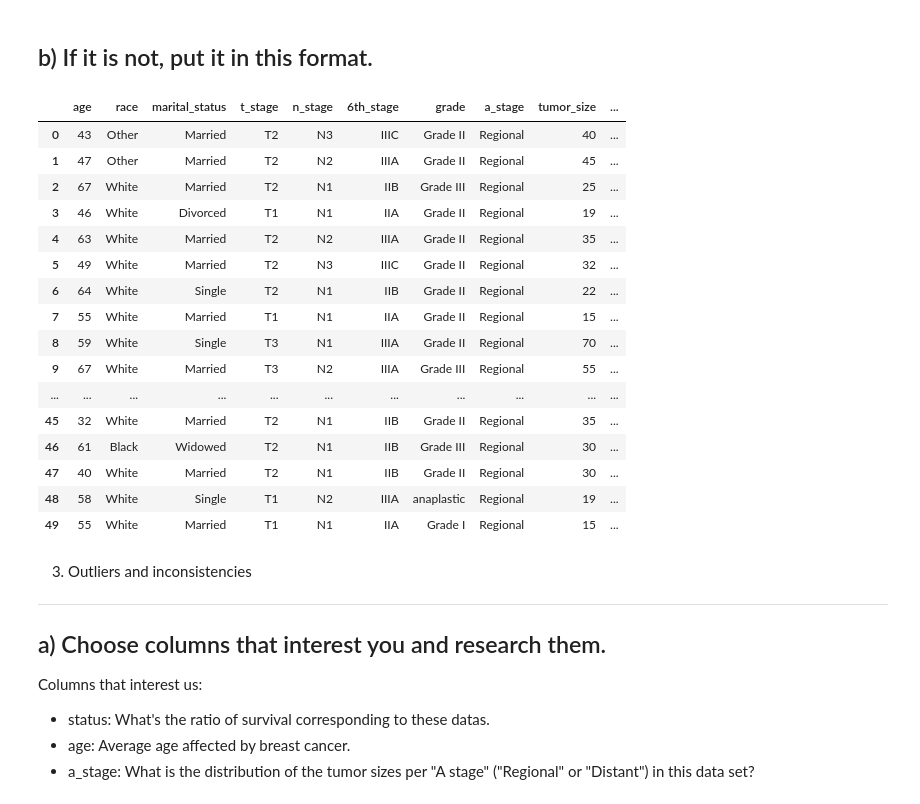
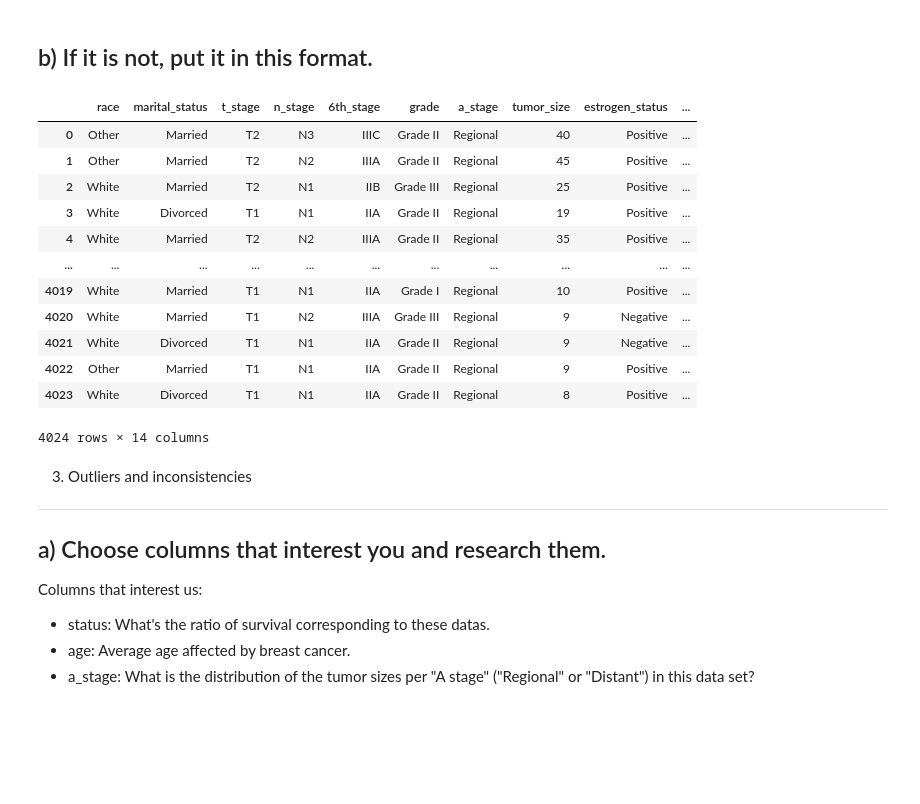
Before and after one commit to AniValle/Pandas_statistics_pt2, a Jupyter notebook: 0-preguntas_basicas.ipynb, the cells around one changed output. Saved outputs shown, nothing was run; the diff lists cells and outputs as text; code cells hidden in the pictures; blank space fills up the shorter version.

```diff
--- a/0-preguntas_basicas.ipynb
+++ b/0-preguntas_basicas.ipynb
@@ -287,47 +285,52 @@ original_data
 # %%
 tidy_data: pd.DataFrame = original_data
 
 # Remove trailing white spaces from the column names and swap the insider white spaces with underscore.
 for col in tidy_data.columns:
     name: str = "_".join(col.strip().split()).lower()
     tidy_data = tidy_data.rename(columns={col:name})
 
 # Remove the Anonymous empty column from the 3th position
 tidy_data.dropna(how='all', axis=1, inplace=True)
-tidy_data.drop(tidy_data.columns[1], axis=1)
+tidy_data.drop(tidy_data.columns[0], axis=1, inplace=True)
 
-# Remove the parentheses values from the "Mariatal Status" column and from the "Race" column, because they don't serve us with useful information.
-tidy_data["marital_status"] = tidy_data["marital_status"].str.replace(r"\(.*\)", "", regex=True)
-tidy_data["race"] = tidy_data["race"].str.replace(r"\(.*\)", "", regex=True)
+# Remove the parentheses values from the "Mariatal Status" column and from the "Race" column,
+# because they don't serve us with useful information.
+tidy_data["marital_status"]: pd.Series = tidy_data["marital_status"].str.replace(r"\(.*\)", "", regex=True)
+tidy_data["race"]:           pd.Series = tidy_data["race"].str.replace(r"\(.*\)", "", regex=True)
 
-# Remove the verbal description from the "Grade" column, and leaving only the "Grade x" value.
-tidy_data['grade'] = tidy_data['grade'].apply(lambda x: x.split(';')[1])
+# "Single value-ing" the "grade" column.
+# Remove the verbal description from the "Grade" column,
+# and leaving only the "Grade x" value.
+
+remove_not_grades: Callable = (
+    lambda x: list(filter(lambda k: 'Grade' in k, x.split(';')))[0]
+)
+
+tidy_data['grade'] = tidy_data['grade'].apply(remove_not_grades)
 
 # Fix the "reginol_node_positive" type for "regional_node_positive".
 tidy_data = tidy_data.rename(columns={'reginol_node_positive': 'regional_node_positive'})
 
 
 # Write out in a CSV file the tidy data set.
+tidy_data.reset_index()
 tidy_data.to_csv('./data/tidy_seer_breast_cancer_dataset.csv', sep=',')
-tidy_data.head(50)
+tidy_data
 # %% [output]
-|  | age | race | marital_status | t_stage | n_stage | 6th_stage | grade | a_stage | tumor_size | ... |
-| 0 | 43 | Other | Married | T2 | N3 | IIIC | Grade II | Regional | 40 | ... |
-| 1 | 47 | Other | Married | T2 | N2 | IIIA | Grade II | Regional | 45 | ... |
-| 2 | 67 | White | Married | T2 | N1 | IIB | Grade III | Regional | 25 | ... |
-| 3 | 46 | White | Divorced | T1 | N1 | IIA | Grade II | Regional | 19 | ... |
-| 4 | 63 | White | Married | T2 | N2 | IIIA | Grade II | Regional | 35 | ... |
-| 5 | 49 | White | Married | T2 | N3 | IIIC | Grade II | Regional | 32 | ... |
-| 6 | 64 | White | Single | T2 | N1 | IIB | Grade II | Regional | 22 | ... |
-| 7 | 55 | White | Married | T1 | N1 | IIA | Grade II | Regional | 15 | ... |
-| 8 | 59 | White | Single | T3 | N1 | IIIA | Grade II | Regional | 70 | ... |
-| 9 | 67 | White | Married | T3 | N2 | IIIA | Grade III | Regional | 55 | ... |
+|  | race | marital_status | t_stage | n_stage | 6th_stage | grade | a_stage | tumor_size | estrogen_status | ... |
+| 0 | Other | Married | T2 | N3 | IIIC | Grade II | Regional | 40 | Positive | ... |
+| 1 | Other | Married | T2 | N2 | IIIA | Grade II | Regional | 45 | Positive | ... |
+| 2 | White | Married | T2 | N1 | IIB | Grade III | Regional | 25 | Positive | ... |
+| 3 | White | Divorced | T1 | N1 | IIA | Grade II | Regional | 19 | Positive | ... |
+| 4 | White | Married | T2 | N2 | IIIA | Grade II | Regional | 35 | Positive | ... |
 | ... | ... | ... | ... | ... | ... | ... | ... | ... | ... | ... |
-| 45 | 32 | White | Married | T2 | N1 | IIB | Grade II | Regional | 35 | ... |
-| 46 | 61 | Black | Widowed | T2 | N1 | IIB | Grade III | Regional | 30 | ... |
-| 47 | 40 | White | Married | T2 | N1 | IIB | Grade II | Regional | 30 | ... |
-| 48 | 58 | White | Single | T1 | N2 | IIIA | anaplastic | Regional | 19 | ... |
-| 49 | 55 | White | Married | T1 | N1 | IIA | Grade I | Regional | 15 | ... |
+| 4019 | White | Married | T1 | N1 | IIA | Grade I | Regional | 10 | Positive | ... |
+| 4020 | White | Married | T1 | N2 | IIIA | Grade III | Regional | 9 | Negative | ... |
+| 4021 | White | Divorced | T1 | N1 | IIA | Grade II | Regional | 9 | Negative | ... |
+| 4022 | Other | Married | T1 | N1 | IIA | Grade II | Regional | 9 | Positive | ... |
+| 4023 | White | Divorced | T1 | N1 | IIA | Grade II | Regional | 8 | Positive | ... |
+4024 rows × 14 columns
 # %% [markdown]
 3. Outliers and inconsistencies
 
```
Also changed, not shown: parts of 5 cells of this notebook, 1 other file.
